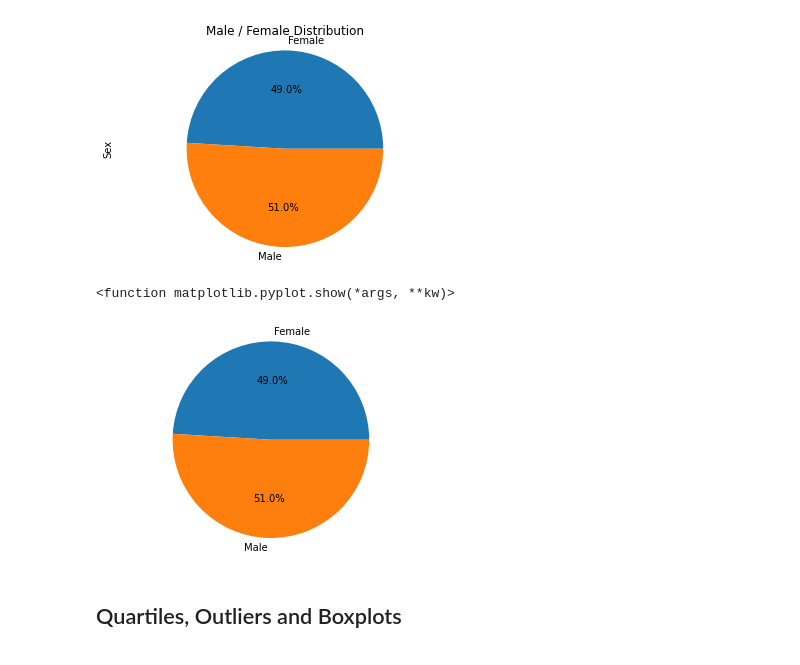
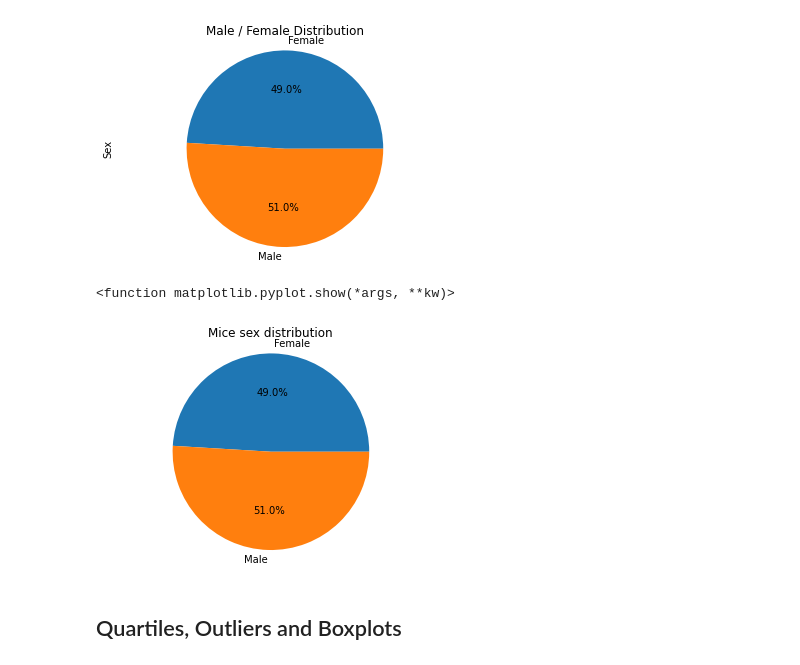
Before and after one commit to floresfdo/matplotlib-challenge, a Jupyter notebook: pymaceuticals_starter.ipynb, the cells around one changed output. Saved outputs shown, nothing was run; the diff lists cells and outputs as text; code cells hidden in the pictures.

```diff
--- a/pymaceuticals_starter.ipynb
+++ b/pymaceuticals_starter.ipynb
@@ -186,13 +186,14 @@ plt.show()
 # %%
 # Generate a pie plot showing the distribution of female versus male mice using pyplot
 
 pie_labels = list(pie_count.index)
 plt.pie(pie_count,labels=pie_labels,autopct="%1.1f%%")
+plt.title("Mice sex distribution")
 plt.axis("equal")
 plt.show
 # %% [output]
 <function matplotlib.pyplot.show(*args, **kw)>
-[figure, old version]
+[figure, new version]
 # %% [markdown]
 ## Quartiles, Outliers and Boxplots
 # %%
```
Also changed, not shown: parts of 2 cells of this notebook.
